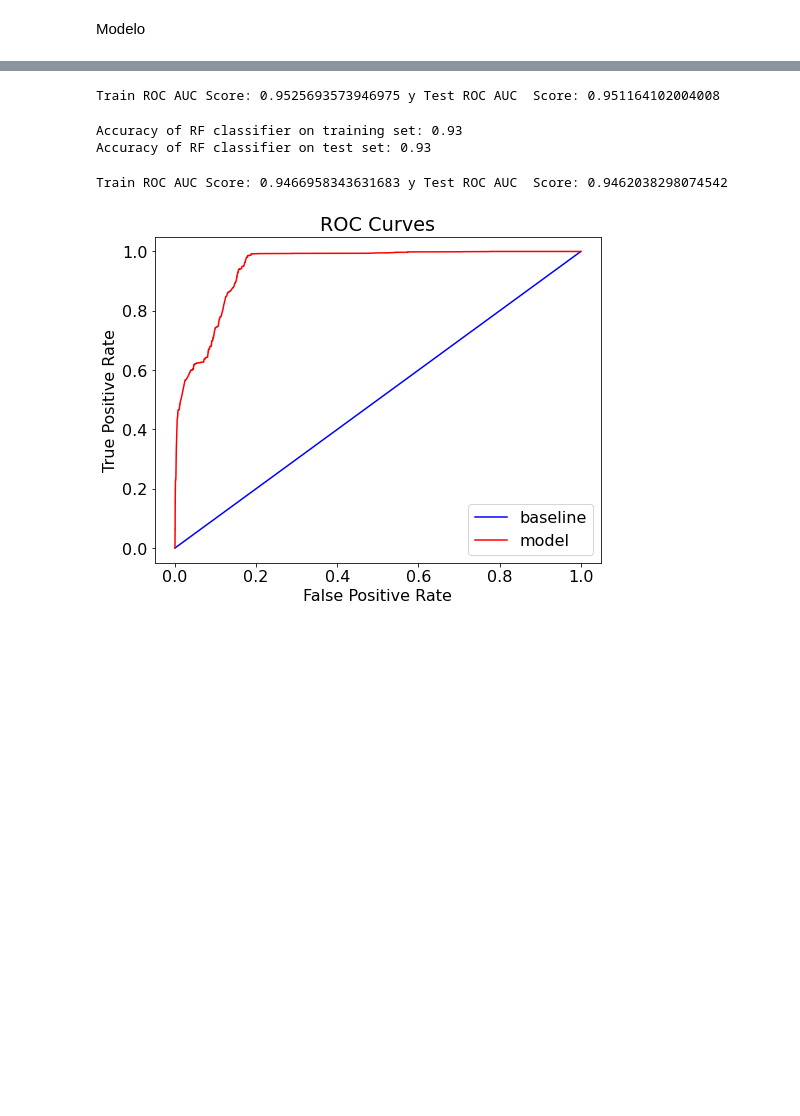
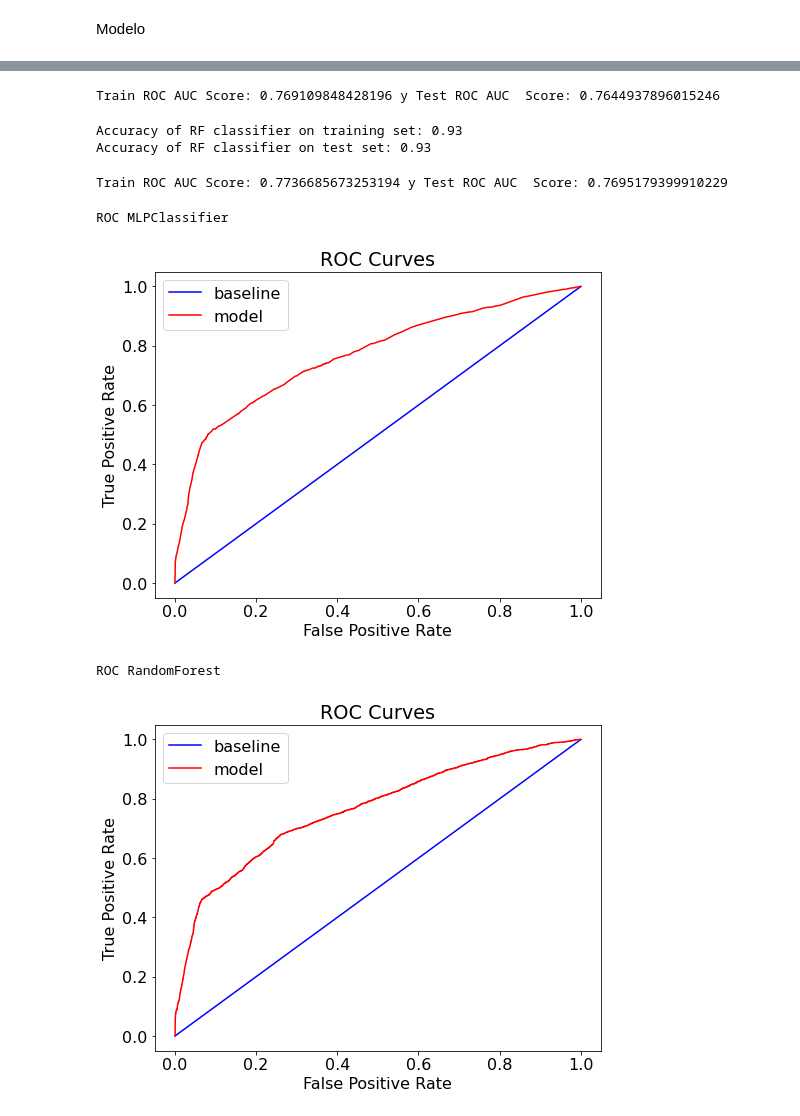
Before and after one commit to francodarvas/PYTHON2, a Jupyter notebook: Assignment 4 Agus.ipynb, the cells around one changed output, grey strips where cells are left out. Saved outputs shown, nothing was run; the diff lists cells and outputs as text; code cells hidden in the pictures; blank space fills up the shorter version.

```diff
--- a/Assignment 4 Agus.ipynb
+++ b/Assignment 4 Agus.ipynb
@@ -129,7 +129,7 @@ train.drop(['violation_zip_code','non_us_str_code','payment_date','collection_st
 print(f' Hay {train.duplicated().sum()} duplicados en el dataset')
 train.dropna(inplace=True)
 #variables string
-train.drop(['agency_name','inspector_name','violator_name','violation_street_name','mailing_address_str_number','mailing_address_str_name','city','state','zip_code','country','ticket_issued_date','hearing_date','violation_code','violation_description','disposition','discount_amount','payment_amount','clean_up_cost','payment_status','compliance_detail'],axis=1,inplace=True)
+train.drop(['agency_name','inspector_name','violator_name','violation_street_name','mailing_address_str_number','mailing_address_str_name','city','state','zip_code','country','ticket_issued_date','hearing_date','violation_code','violation_description','disposition','discount_amount','payment_amount','balance_due','clean_up_cost','payment_status','compliance_detail'],axis=1,inplace=True)
 # %% [output]
  Hay 0 duplicados en el dataset
 # %%
@@ -187,7 +174,10 @@ test_proba = clf.predict_proba(X_test)[:, 1]
 
 print(f'Train ROC AUC Score: {roc_auc_score(y_train, train_proba)} y Test ROC AUC  Score: {roc_auc_score(y_test, test_proba)}')
 # %% [output]
-Train ROC AUC Score: 0.9525693573946975 y Test ROC AUC  Score: 0.951164102004008
+Train ROC AUC Score: 0.769109848428196 y Test ROC AUC  Score: 0.7644937896015246
+# %%
+y_pred_clf = clf.predict(X_test)
+y_train_pred_clf = clf.predict(X_train)
 # %%
 from sklearn.ensemble import RandomForestClassifier
 X=train.iloc[:,:-1]
@@ -211,26 +201,31 @@ test_rf_proba = rf.predict_proba(X_test)[:, 1]
 
 print(f'Train ROC AUC Score: {roc_auc_score(y_train, train_rf_proba)} y Test ROC AUC  Score: {roc_auc_score(y_test, test_rf_proba)}')
 # %% [output]
-Train ROC AUC Score: 0.9466958343631683 y Test ROC AUC  Score: 0.9462038298074542
+Train ROC AUC Score: 0.7736685673253194 y Test ROC AUC  Score: 0.7695179399910229
 # %%
 y_pred = rf.predict(X_test)
 y_train_pred = rf.predict(X_train)
 # %%
 def evaluate_model(y_pred, test_proba ,train_predictions, train_proba):
 
     # Calculate false positive rates and true positive rates
     base_fpr, base_tpr, _ = roc_curve(y_test, [1 for _ in range(len(y_test))])
     model_fpr, model_tpr, _ = roc_curve(y_test, test_proba)
     plt.figure(figsize = (8, 6))
     plt.rcParams['font.size'] = 16
     # Plot both curves
     plt.plot(base_fpr, base_tpr, 'b', label = 'baseline')
     plt.plot(model_fpr, model_tpr, 'r', label = 'model')
     plt.legend();
     plt.xlabel('False Positive Rate');
     plt.ylabel('True Positive Rate'); plt.title('ROC Curves');
     plt.show();
-
+print('ROC MLPClassifier')
 evaluate_model(y_pred,test_rf_proba,y_train_pred,train_rf_proba)
+print('ROC RandomForest')
+evaluate_model(y_pred_clf,test_proba,y_train_pred_clf,train_proba)
 # %% [output]
+ROC MLPClassifier
-[figure, old version]
+[figure, new version]
+ROC RandomForest
+[figure, added]
```
Also changed, not shown: parts of 5 cells of this notebook, 1 other file.
